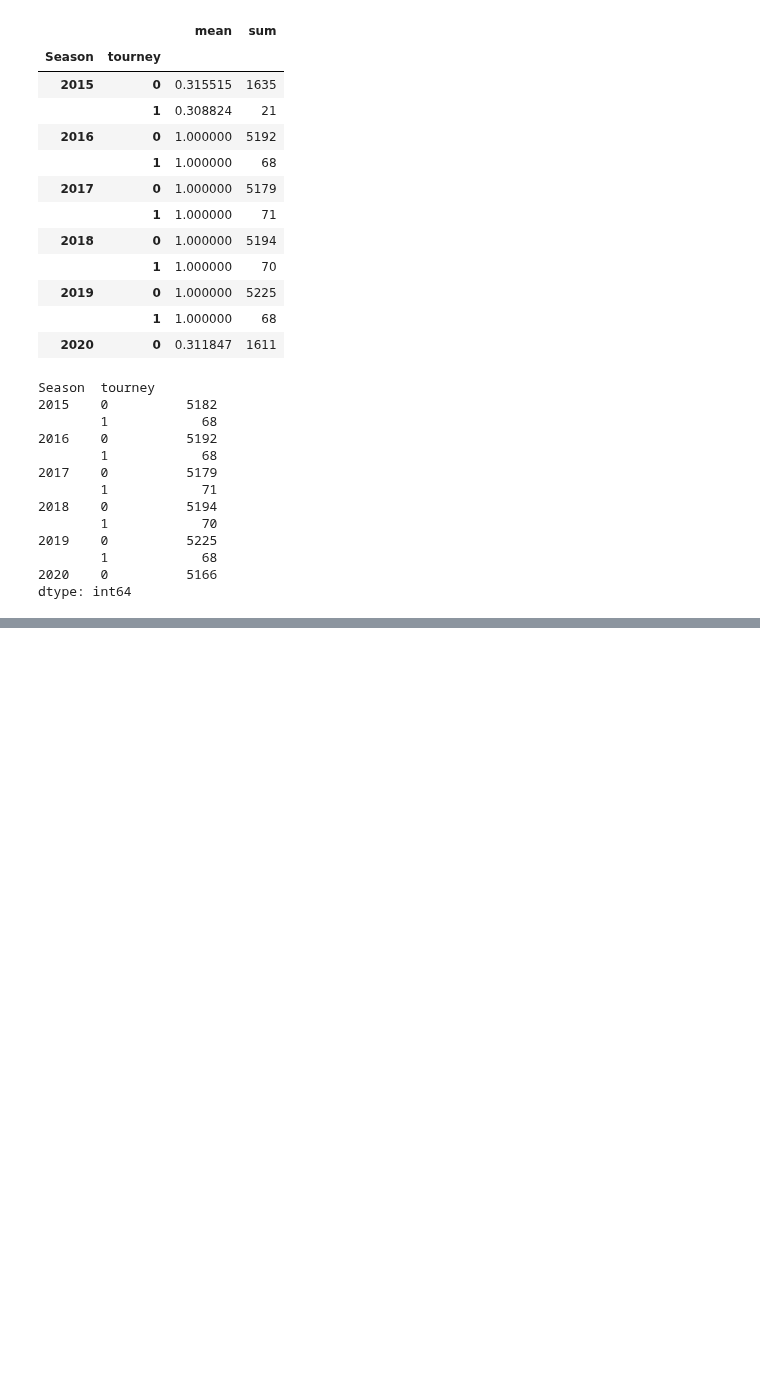
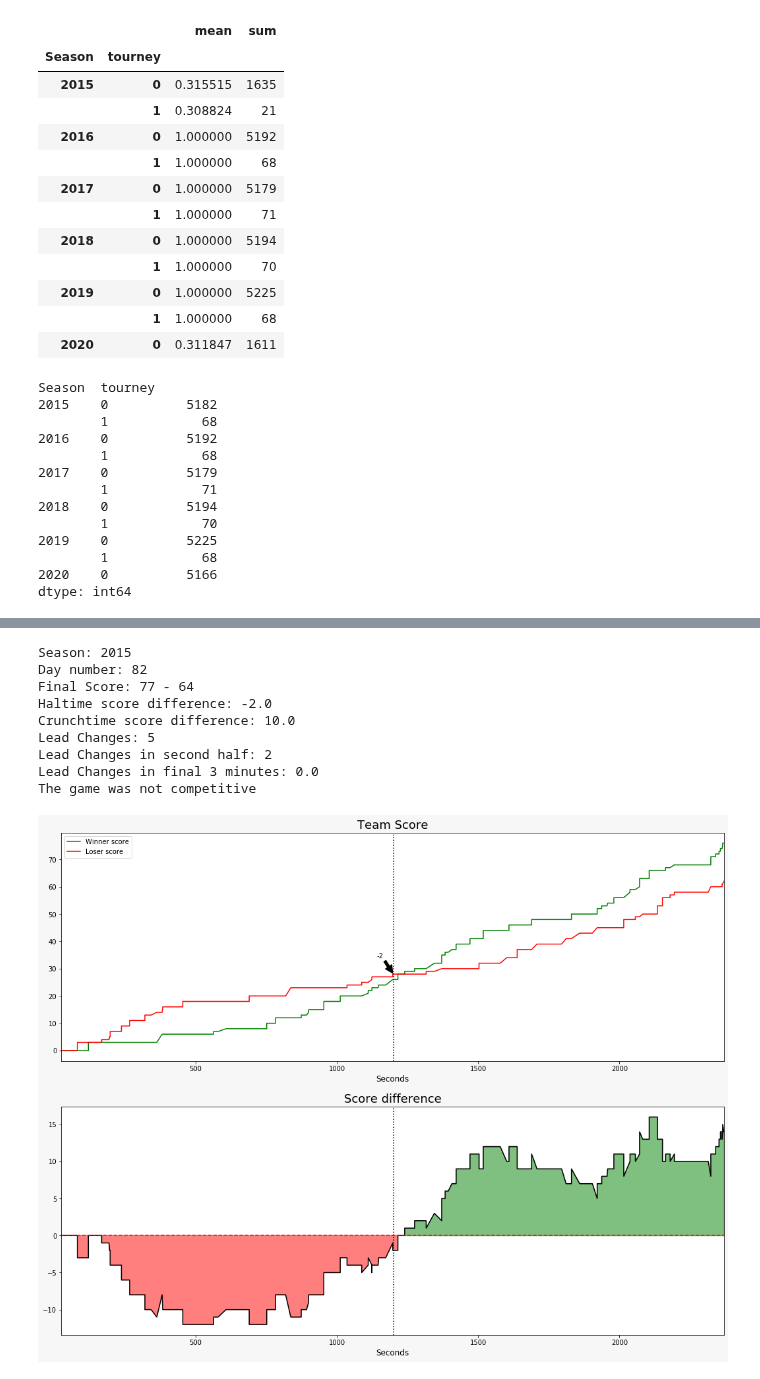
Before and after one commit to lucabasa/kaggle_competitions, a Jupyter notebook: marc_madness/07_events.ipynb, the cells around one changed output, grey strips where cells are left out. Saved outputs shown, nothing was run; the diff lists cells and outputs as text; code cells hidden in the pictures; blank space fills up the shorter version.

```diff
--- a/marc_madness/07_events.ipynb
+++ b/marc_madness/07_events.ipynb
@@ -460,0 +547,13 @@ plt.show()
+# %%
+get_game(all_events_m, use_competitive=True, competitive=False)
+# %% [output]
+Season: 2015
+Day number: 82
+Final Score: 77 - 64
+Haltime score difference: -2.0
+Crunchtime score difference: 10.0
+Lead Changes: 5
+Lead Changes in second half: 2
+Lead Changes in final 3 minutes: 0.0
+The game was not competitive
+[figure, added]
```
Also changed, not shown: parts of 16 cells of this notebook.
